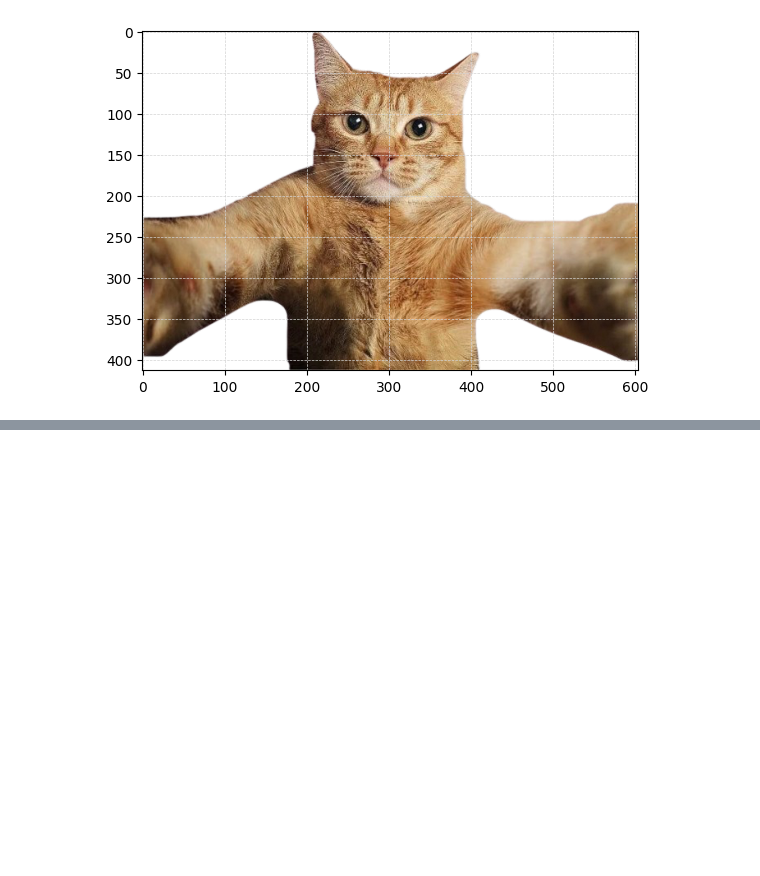
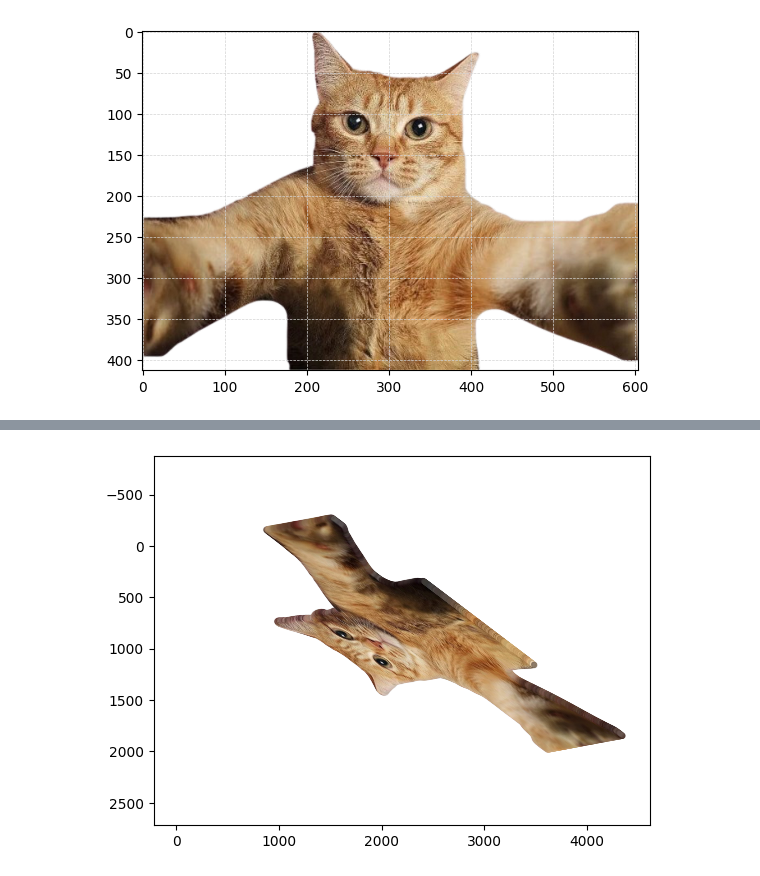
Before and after one commit to AlonaNazarenko/ala-lab1-nazarenko-alona, a Jupyter notebook: lab1.ipynb, the cells around one changed output, grey strips where cells are left out. Saved outputs shown, nothing was run; the diff lists cells and outputs as text; code cells hidden in the pictures; blank space fills up the shorter version.

```diff
--- a/lab1.ipynb
+++ b/lab1.ipynb
@@ -127 +119,5 @@ array([[1., 5., 0., 0., 0., 0.],
+# %%
+vizualization_2d(l)
+# %% [output]
+[figure, added]
 # %%
```
Also changed, not shown: parts of 27 cells of this notebook, 32 other files.
